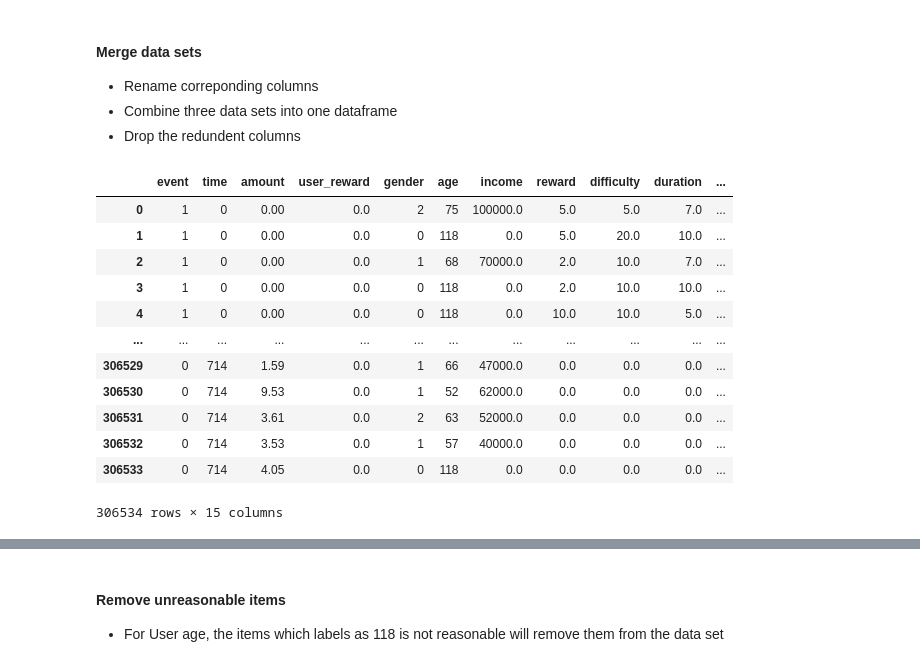
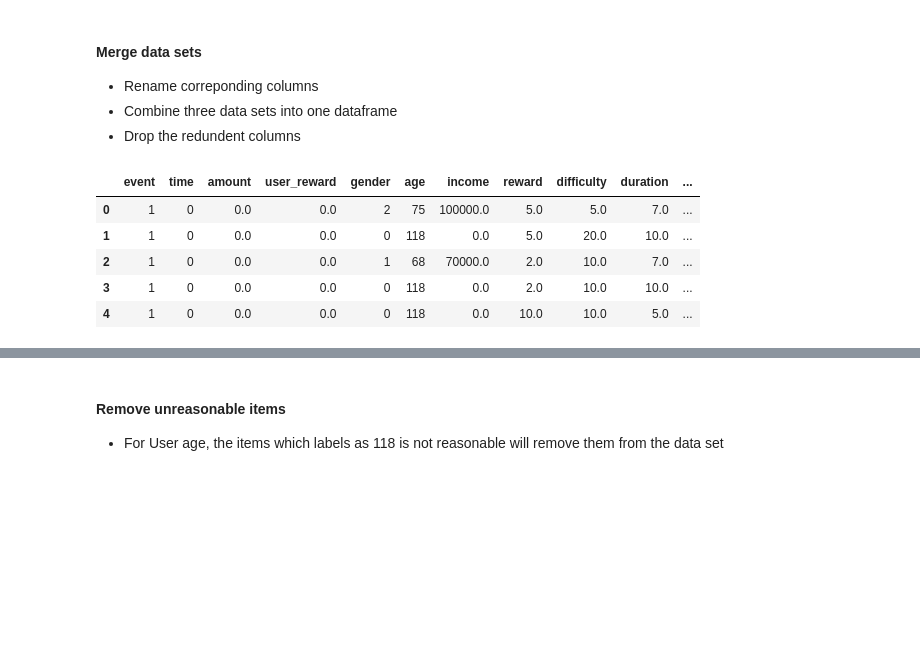
Before and after one commit to ZhuqingZhang0422/Starbucks-Capstone-Project, a Jupyter notebook: Starbucks_Capstone_notebook.ipynb, the cells around one changed output, grey strips where cells are left out. Cells and saved outputs as stored; diff of their text form; code cells hidden in the pictures; blank space fills up the shorter version.

```diff
--- a/Starbucks_Capstone_notebook.ipynb
+++ b/Starbucks_Capstone_notebook.ipynb
@@ -193,18 +193,11 @@ study=pd.merge(part,portfolio,how='left',on=['offer_id'])
 study.fillna(0,inplace = True)
 study.drop(['became_member_on','user_id','offer_id'],axis = 1,inplace = True)
 # %%
-study
+study.head()
 # %% [output]
 |  | event | time | amount | user_reward | gender | age | income | reward | difficulty | duration | ... |
-| 0 | 1 | 0 | 0.00 | 0.0 | 2 | 75 | 100000.0 | 5.0 | 5.0 | 7.0 | ... |
-| 1 | 1 | 0 | 0.00 | 0.0 | 0 | 118 | 0.0 | 5.0 | 20.0 | 10.0 | ... |
-| 2 | 1 | 0 | 0.00 | 0.0 | 1 | 68 | 70000.0 | 2.0 | 10.0 | 7.0 | ... |
-| 3 | 1 | 0 | 0.00 | 0.0 | 0 | 118 | 0.0 | 2.0 | 10.0 | 10.0 | ... |
-| 4 | 1 | 0 | 0.00 | 0.0 | 0 | 118 | 0.0 | 10.0 | 10.0 | 5.0 | ... |
-| ... | ... | ... | ... | ... | ... | ... | ... | ... | ... | ... | ... |
-| 306529 | 0 | 714 | 1.59 | 0.0 | 1 | 66 | 47000.0 | 0.0 | 0.0 | 0.0 | ... |
-| 306530 | 0 | 714 | 9.53 | 0.0 | 1 | 52 | 62000.0 | 0.0 | 0.0 | 0.0 | ... |
-| 306531 | 0 | 714 | 3.61 | 0.0 | 2 | 63 | 52000.0 | 0.0 | 0.0 | 0.0 | ... |
-| 306532 | 0 | 714 | 3.53 | 0.0 | 1 | 57 | 40000.0 | 0.0 | 0.0 | 0.0 | ... |
-| 306533 | 0 | 714 | 4.05 | 0.0 | 0 | 118 | 0.0 | 0.0 | 0.0 | 0.0 | ... |
+| 0 | 1 | 0 | 0.0 | 0.0 | 2 | 75 | 100000.0 | 5.0 | 5.0 | 7.0 | ... |
+| 1 | 1 | 0 | 0.0 | 0.0 | 0 | 118 | 0.0 | 5.0 | 20.0 | 10.0 | ... |
+| 2 | 1 | 0 | 0.0 | 0.0 | 1 | 68 | 70000.0 | 2.0 | 10.0 | 7.0 | ... |
+| 3 | 1 | 0 | 0.0 | 0.0 | 0 | 118 | 0.0 | 2.0 | 10.0 | 10.0 | ... |
+| 4 | 1 | 0 | 0.0 | 0.0 | 0 | 118 | 0.0 | 10.0 | 10.0 | 5.0 | ... |
-306534 rows × 15 columns
```
Also changed, not shown: parts of 3 cells of this notebook.
